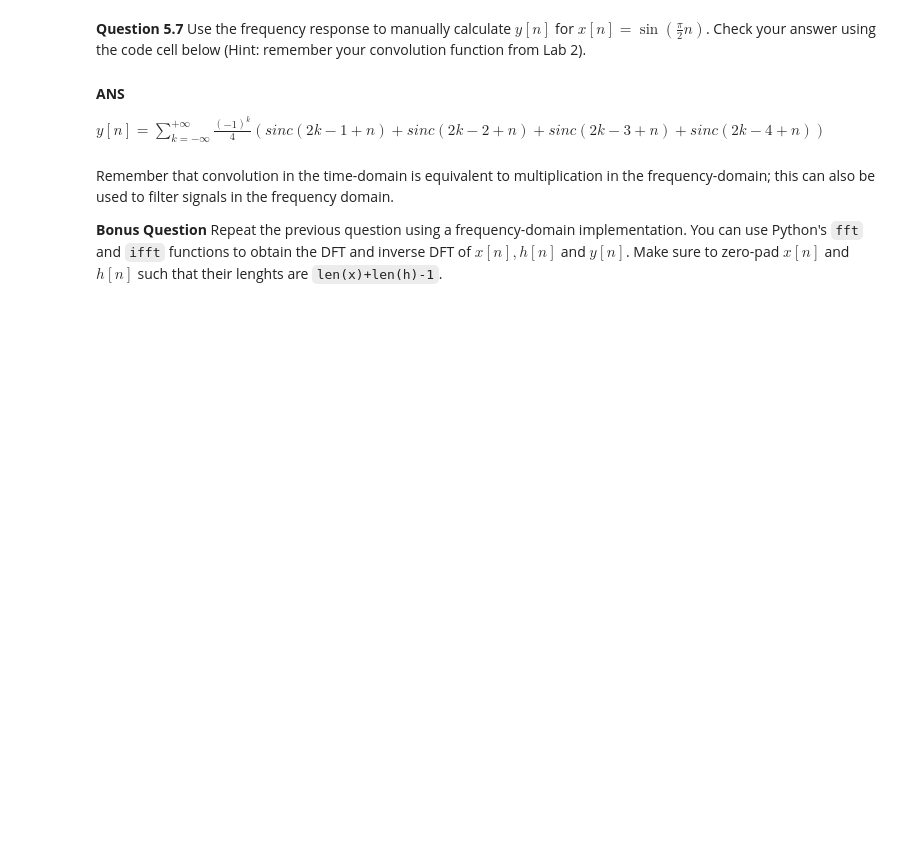
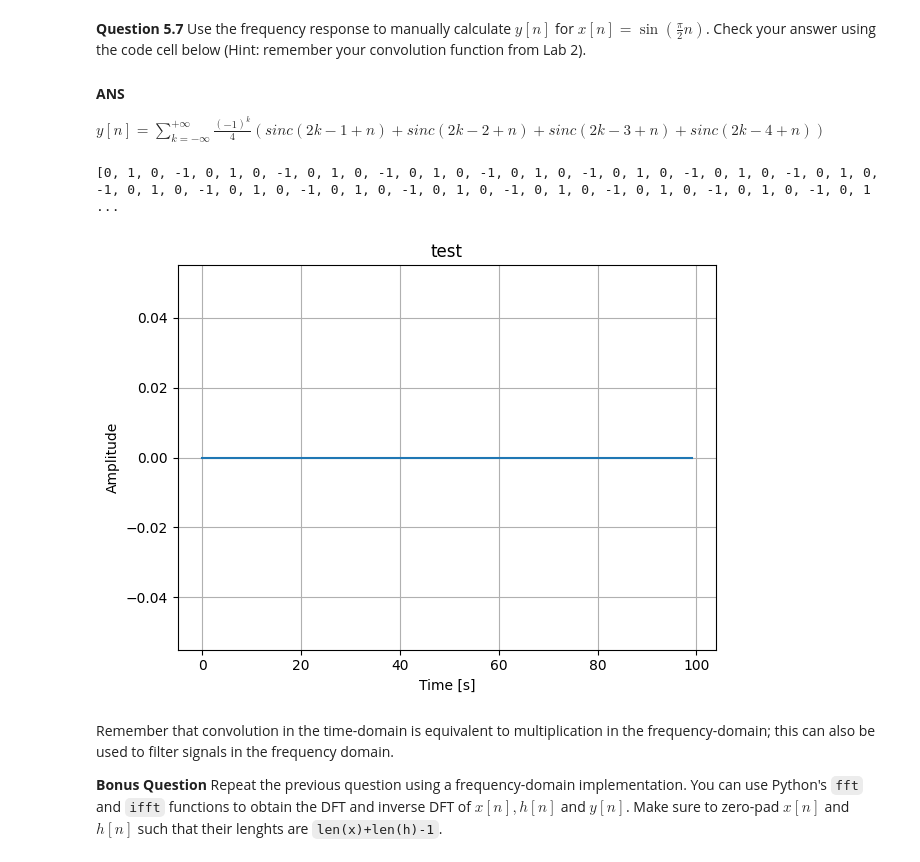
Before and after one commit to jaym-01/Signals-and-Systems-Labs, a Jupyter notebook: EX5 - Introduction to filtering.ipynb, the cells around one changed output. Saved outputs shown, nothing was run; the diff lists cells and outputs as text; code cells hidden in the pictures; blank space fills up the shorter version.

```diff
--- a/EX5 - Introduction to filtering.ipynb
+++ b/EX5 - Introduction to filtering.ipynb
@@ -201,3 +199,32 @@ $y[n] = \sum_{k = -\infty}^{+\infty}\frac{(-1)^{k}}{4}(sinc(2k-1+n) + sinc(2k-2+
+# %%
+# add your code here
+x = []
+
+for i in range(0, 100):
+    if i % 4 == 0 or i % 4 == 2:
+        x.append(0)
+    elif i % 4 == 1:
+        x.append(1)
+    else:
+        x.append(-1)
+
+h = [0.25, 0.25, 0.25, 0.25]
+
+h = np.concatenate((h, np.zeros(96)))
+
+X = fft(x)
+H = fft(h)
+
+Y = X  * H
+
+y = ifft(Y)
+
+plot_signal(np.arange(0, 100, 1), y, title="test", xlabel='Time [s]', ylabel='Amplitude')
+
+print(x)
+# %% [output]
+[0, 1, 0, -1, 0, 1, 0, -1, 0, 1, 0, -1, 0, 1, 0, -1, 0, 1, 0, -1, 0, 1, 0, -1, 0, 1, 0, -1, 0, 1, 0, -1, 0, 1, 0, -1, 0, 1, 0, -1, 0, 1, 0, -1, 0, 1, 0, -1, 0, 1, 0, -1, 0, 1, 0, -1, 0, 1, 0, -1, 0, 1 ...
+[figure, added]
 # %% [markdown]
 Remember that convolution in the time-domain is equivalent to multiplication in the frequency-domain; this can also be used to filter signals in the frequency domain.
 
```
Also changed, not shown: parts of 1 cell of this notebook, 6 other files.
